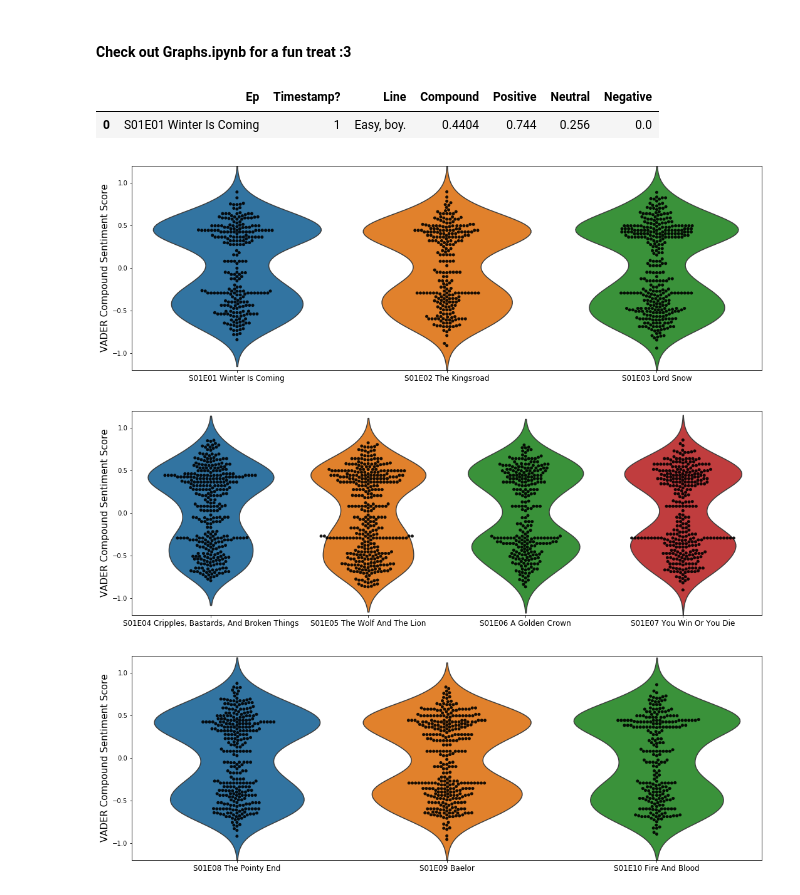
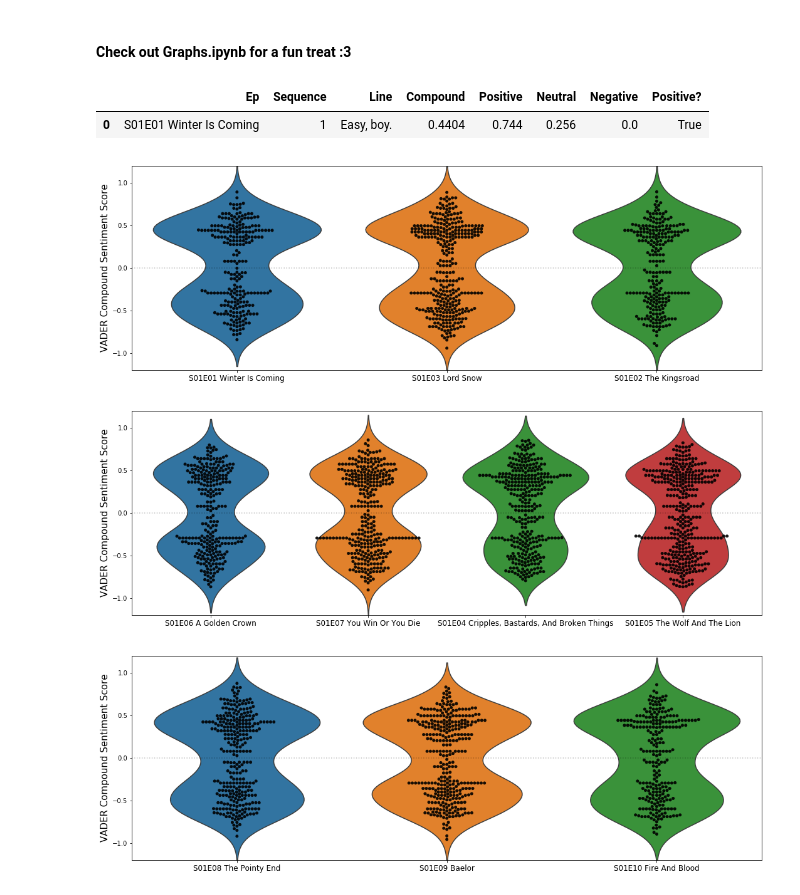
Before and after one commit to nix1228/Retro-Fireballs, a Jupyter notebook: analysis.ipynb, the cells around one changed output. Cells and saved outputs as stored; diff of their text form; code cells hidden in the pictures.

```diff
--- a/analysis.ipynb
+++ b/analysis.ipynb
@@ -39,42 +39,46 @@ for episode in data.keys():
                 "Positive": results["pos"],
                 "Neutral": results["neu"],
                 "Negative": results["neg"],
-                "Timestamp?": key
+                "Sequence": key,
+                "Positive?": results["compound"] > 0
             })
 # %%
 df = pd.DataFrame(topandas)
-df = df[["Ep", "Timestamp?", "Line", "Compound", "Positive", "Neutral", "Negative"]]
+df = df[["Ep", "Sequence", "Line", "Compound", "Positive", "Neutral", "Negative", "Positive?"]]
+df = df.sort_values(by="Sequence")
 df.head(1)
 # %% [output]
-|  | Ep | Timestamp? | Line | Compound | Positive | Neutral | Negative |
-| 0 | S01E01 Winter Is Coming | 1 | Easy, boy. | 0.4404 | 0.744 | 0.256 | 0.0 |
+|  | Ep | Sequence | Line | Compound | Positive | Neutral | Negative | Positive? |
+| 0 | S01E01 Winter Is Coming | 1 | Easy, boy. | 0.4404 | 0.744 | 0.256 | 0.0 | True |
 # %%
 # Plot each episode
 plt.close()
 plt.figure(figsize=(18,6))
 plt.ylim(-1.2,1.2)
 sns.violinplot(x='Ep',y='Compound',data=df[df['Ep'].isin(eptitles[:3])],inner=None)
-sns.swarmplot(x="Ep", y="Compound",data=df[df['Ep'].isin(eptitles[:3])], color="black", alpha=.9);
+sns.swarmplot(x="Ep", y="Compound",data=df[df['Ep'].isin(eptitles[:3])], color="black", alpha=.9)
+plt.hlines(0, -10, 10, alpha=.25, linestyle=":")
 plt.xlabel('')
 plt.xticks(size=12)
 plt.ylabel('VADER Compound Sentiment Score',size=15)
 plt.savefig('Season1_1.png')
 plt.show()
 # %% [output]
-[figure, old version]
+[figure, new version]
 # %%
 plt.close()
 plt.figure(figsize=(18,6))
 plt.ylim(-1.2,1.2)
 sns.violinplot(x='Ep',y='Compound',data=df[df['Ep'].isin(eptitles[3:7])],inner=None)
-sns.swarmplot(x="Ep", y="Compound",data=df[df['Ep'].isin(eptitles[3:7])], color="black", alpha=.9);
+sns.swarmplot(x="Ep", y="Compound",data=df[df['Ep'].isin(eptitles[3:7])], color="black", alpha=.9)
+plt.hlines(0, -10, 10, alpha=.25, linestyle=":")
 plt.xlabel('')
 plt.xticks(size=12)
 plt.ylabel('VADER Compound Sentiment Score',size=15)
 plt.savefig('Season1_2.png')
 plt.show()
 # %% [output]
-[figure, old version]
+[figure, new version]
 # %%
 plt.close()
 plt.figure(figsize=(18,6))
```
Also changed, not shown: parts of 7 cells of this notebook, 24 other files.
